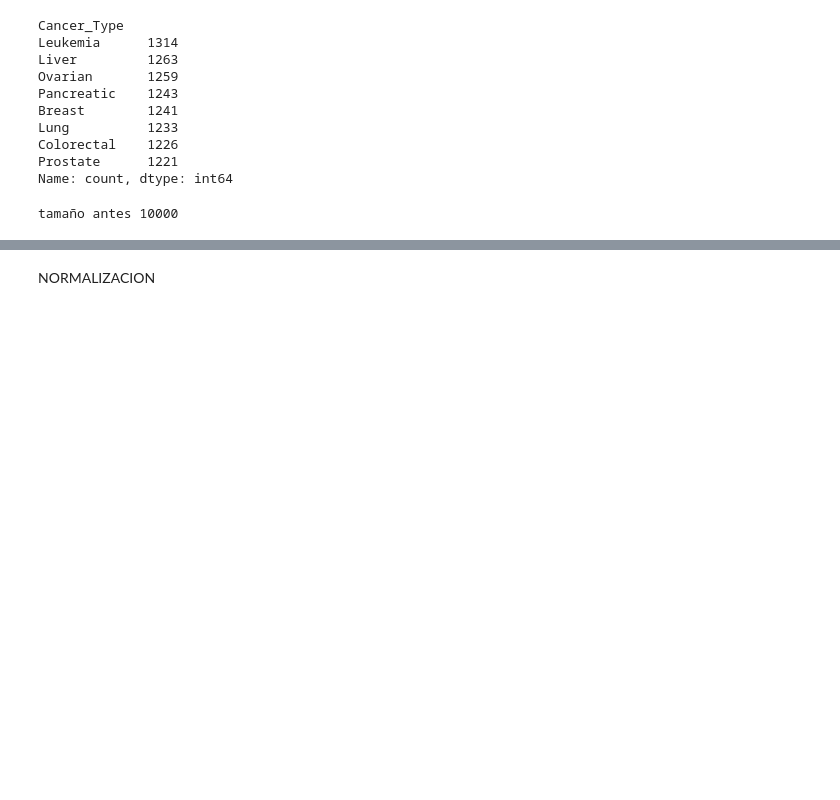
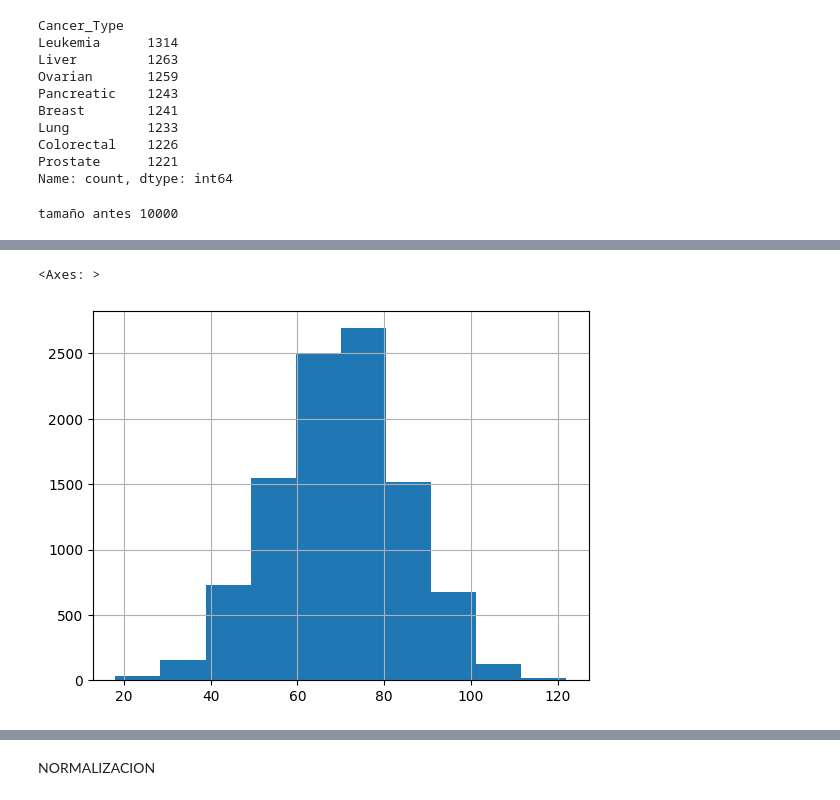
Before and after one commit to Estebanaj/Proyecto_IA_CAIRE, a Jupyter notebook: EDA/EDA.ipynb, the cells around one changed output, grey strips where cells are left out. Drawn from its saved outputs; the diff is of its cells as text; code cells hidden in the pictures; blank space fills up the shorter version.

```diff
--- a/EDA/EDA.ipynb
+++ b/EDA/EDA.ipynb
@@ -156,0 +209,5 @@ Index(['Diagnosis_Date', 'Cancer_Type', 'Treatment_Type', 'Cancer_Stage'], dtype
+# %%
+df['Weight'].hist()
+# %% [output]
+<Axes: >
+[figure, added]
```
Also changed, not shown: parts of 14 cells of this notebook, 6 other files.
